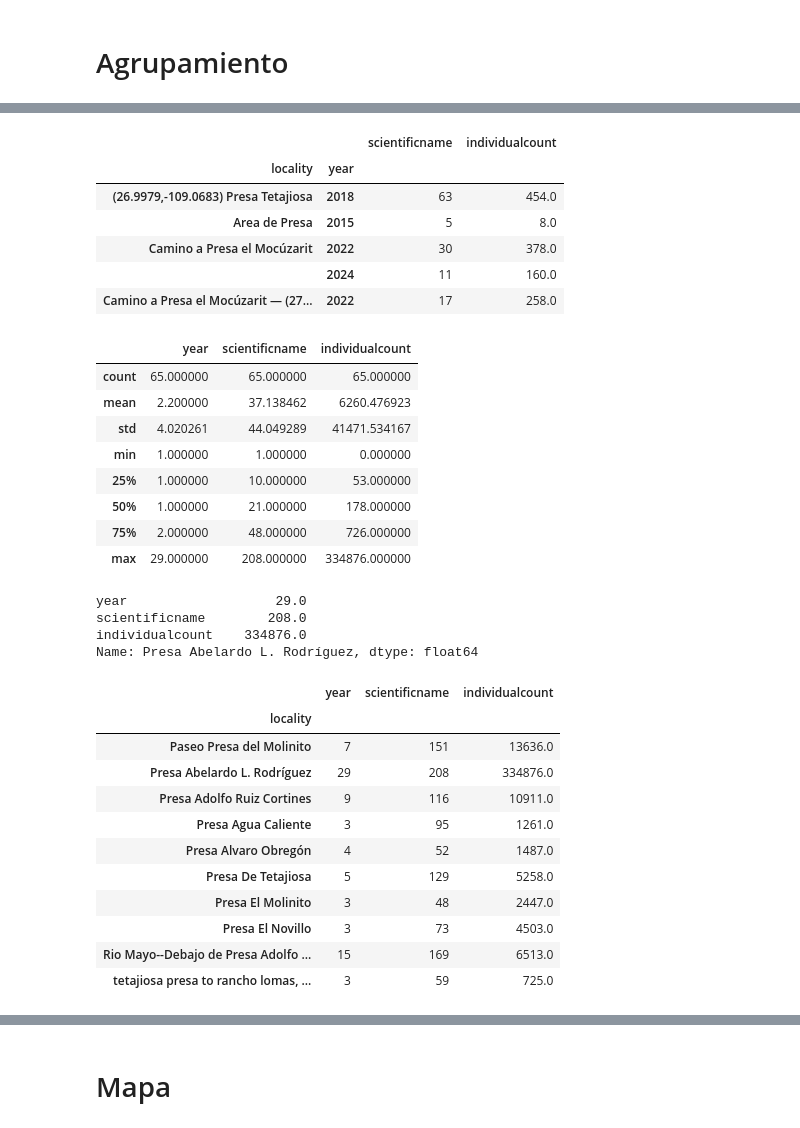
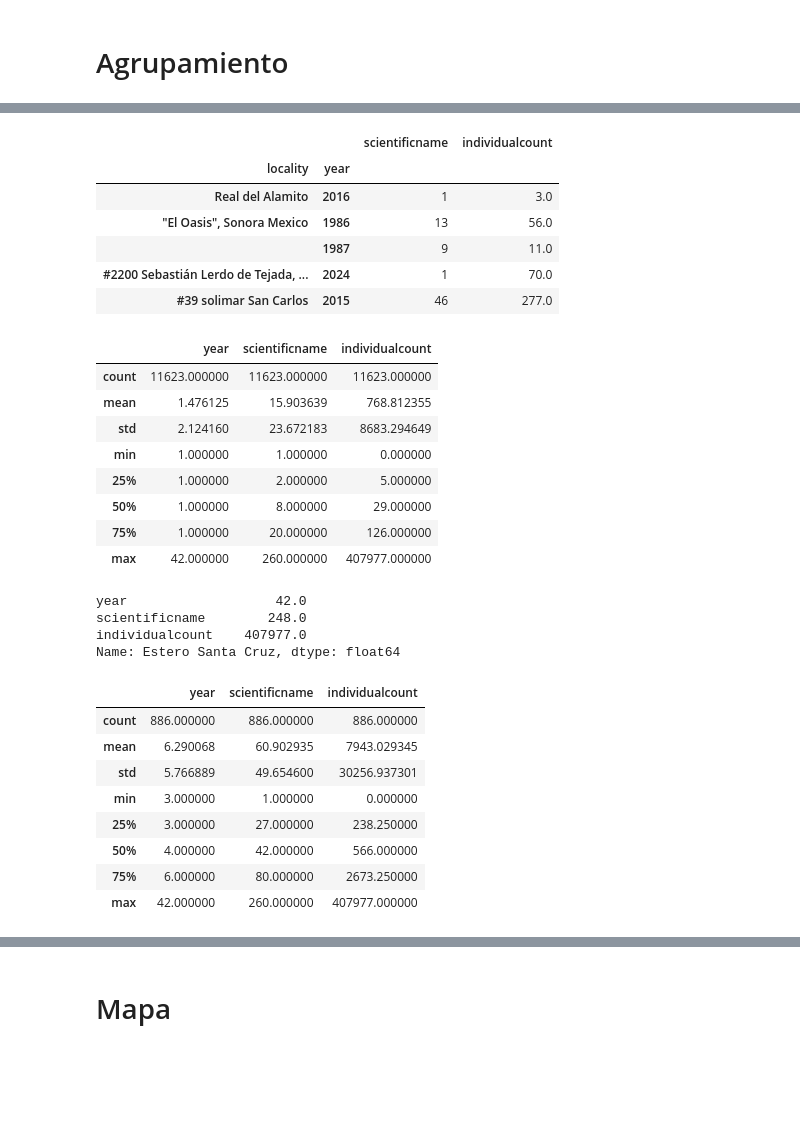
Before and after one commit to MCDproyectos/arhbpalr, a Jupyter notebook: arhbpalr/notebooks/5.0-mcd-calcular-biodiversidad-avifauna.ipynb, the cells around one changed output, grey strips where cells are left out. Saved outputs shown, nothing was run; the diff lists cells and outputs as text; code cells hidden in the pictures; blank space fills up the shorter version.

```diff
--- a/arhbpalr/notebooks/5.0-mcd-calcular-biodiversidad-avifauna.ipynb
+++ b/arhbpalr/notebooks/5.0-mcd-calcular-biodiversidad-avifauna.ipynb
@@ -3,5 +15,7 @@ import pandas as pd
-# %%
-df = pd.read_csv('ebirdPresasSonora.csv')
+# %%
+with zipfile.ZipFile('..\data\interim\ebirdSonora.zip') as z:
+    with z.open('ebirdSonora.csv') as f:
+        df = pd.read_csv(f)
 # %% [markdown]
 # Descriptivo
 # %%
@@ -93,46 +108,43 @@ presas_year.head()
 # %% [output]
 |  |  | scientificname | individualcount |
 | locality | year |  |  |
-| (26.9979,-109.0683) Presa Tetajiosa | 2018 | 63 | 454.0 |
-| Area de Presa | 2015 | 5 | 8.0 |
-| Camino a Presa el Mocúzarit | 2022 | 30 | 378.0 |
-|  | 2024 | 11 | 160.0 |
-| Camino a Presa el Mocúzarit — (27... | 2022 | 17 | 258.0 |
+| Real del Alamito | 2016 | 1 | 3.0 |
+| "El Oasis", Sonora Mexico | 1986 | 13 | 56.0 |
+|  | 1987 | 9 | 11.0 |
+| #2200 Sebastián Lerdo de Tejada, ... | 2024 | 1 | 70.0 |
+| #39 solimar San Carlos | 2015 | 46 | 277.0 |
 # %%
 presas_especies = df.groupby(['locality']).agg({'year':pd.Series.nunique,'scientificname':pd.Series.nunique,'individualcount':sum})
 presas_especies.describe()
 # %% [output]
 |  | year | scientificname | individualcount |
-| count | 65.000000 | 65.000000 | 65.000000 |
-| mean | 2.200000 | 37.138462 | 6260.476923 |
-| std | 4.020261 | 44.049289 | 41471.534167 |
+| count | 11623.000000 | 11623.000000 | 11623.000000 |
+| mean | 1.476125 | 15.903639 | 768.812355 |
+| std | 2.124160 | 23.672183 | 8683.294649 |
 | min | 1.000000 | 1.000000 | 0.000000 |
-| 25% | 1.000000 | 10.000000 | 53.000000 |
-| 50% | 1.000000 | 21.000000 | 178.000000 |
-| 75% | 2.000000 | 48.000000 | 726.000000 |
-| max | 29.000000 | 208.000000 | 334876.000000 |
+| 25% | 1.000000 | 2.000000 | 5.000000 |
+| 50% | 1.000000 | 8.000000 | 29.000000 |
+| 75% | 1.000000 | 20.000000 | 126.000000 |
+| max | 42.000000 | 260.000000 | 407977.000000 |
 # %%
 presas_especies.iloc[presas_especies['year'].argmax()]
 # %% [output]
-year                   29.0
-scientificname        208.0
-individualcount    334876.0
-Name: Presa Abelardo L. Rodríguez, dtype: float64
+year                   42.0
+scientificname        248.0
+individualcount    407977.0
+Name: Estero Santa Cruz, dtype: float64
 # %%
-presas_especies[presas_especies['year']>2]
+presas_especies[presas_especies['year']>2].describe()
 # %% [output]
 |  | year | scientificname | individualcount |
-| locality |  |  |  |
-| Paseo Presa del Molinito | 7 | 151 | 13636.0 |
-| Presa Abelardo L. Rodríguez | 29 | 208 | 334876.0 |
-| Presa Adolfo Ruiz Cortines | 9 | 116 | 10911.0 |
-| Presa Agua Caliente | 3 | 95 | 1261.0 |
-| Presa Alvaro Obregón | 4 | 52 | 1487.0 |
-| Presa De Tetajiosa | 5 | 129 | 5258.0 |
-| Presa El Molinito | 3 | 48 | 2447.0 |
-| Presa El Novillo | 3 | 73 | 4503.0 |
-| Rio Mayo--Debajo de Presa Adolfo ... | 15 | 169 | 6513.0 |
-| tetajiosa presa to rancho lomas, ... | 3 | 59 | 725.0 |
+| count | 886.000000 | 886.000000 | 886.000000 |
+| mean | 6.290068 | 60.902935 | 7943.029345 |
+| std | 5.766889 | 49.654600 | 30256.937301 |
+| min | 3.000000 | 1.000000 | 0.000000 |
+| 25% | 3.000000 | 27.000000 | 238.250000 |
+| 50% | 4.000000 | 42.000000 | 566.000000 |
+| 75% | 6.000000 | 80.000000 | 2673.250000 |
+| max | 42.000000 | 260.000000 | 407977.000000 |
 # %%
 df.groupby(['locality','scientificname']).agg({'individualcount':sum})
 # %% [output]
```
Also changed, not shown: parts of 16 cells of this notebook.
